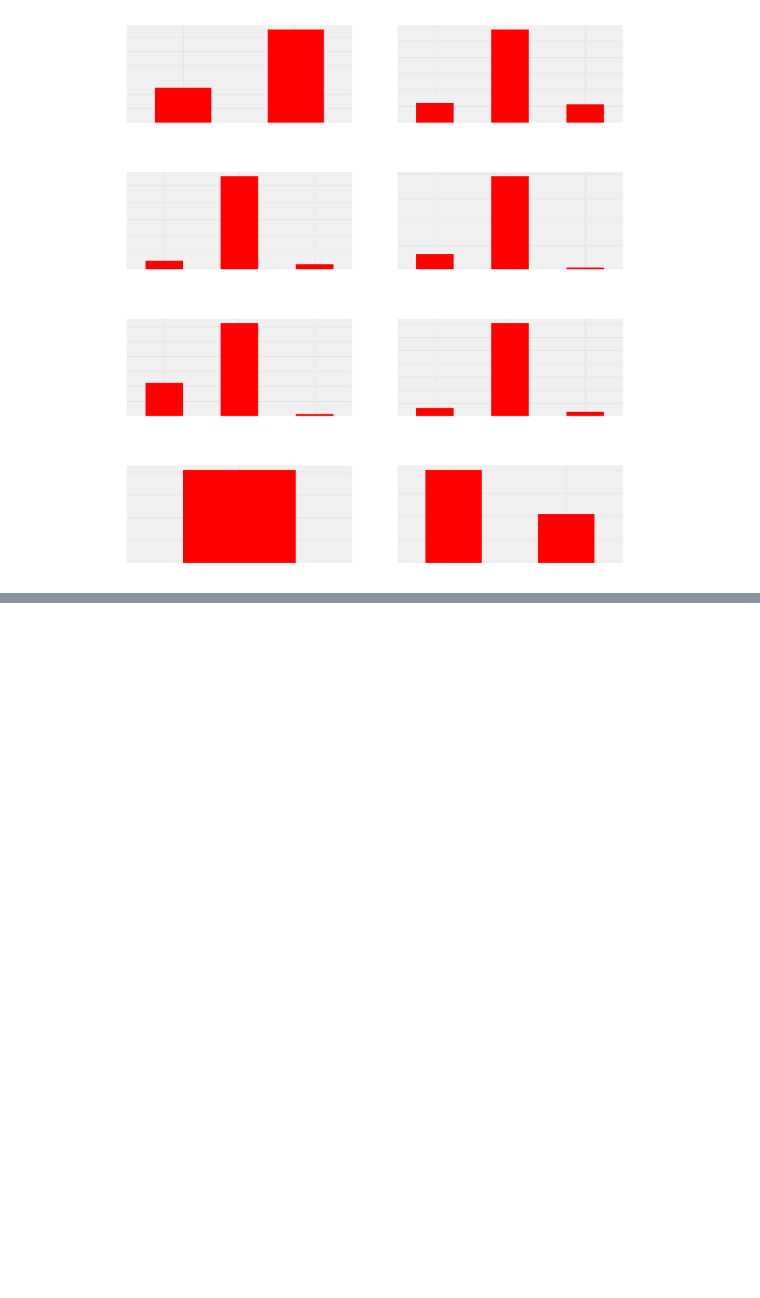
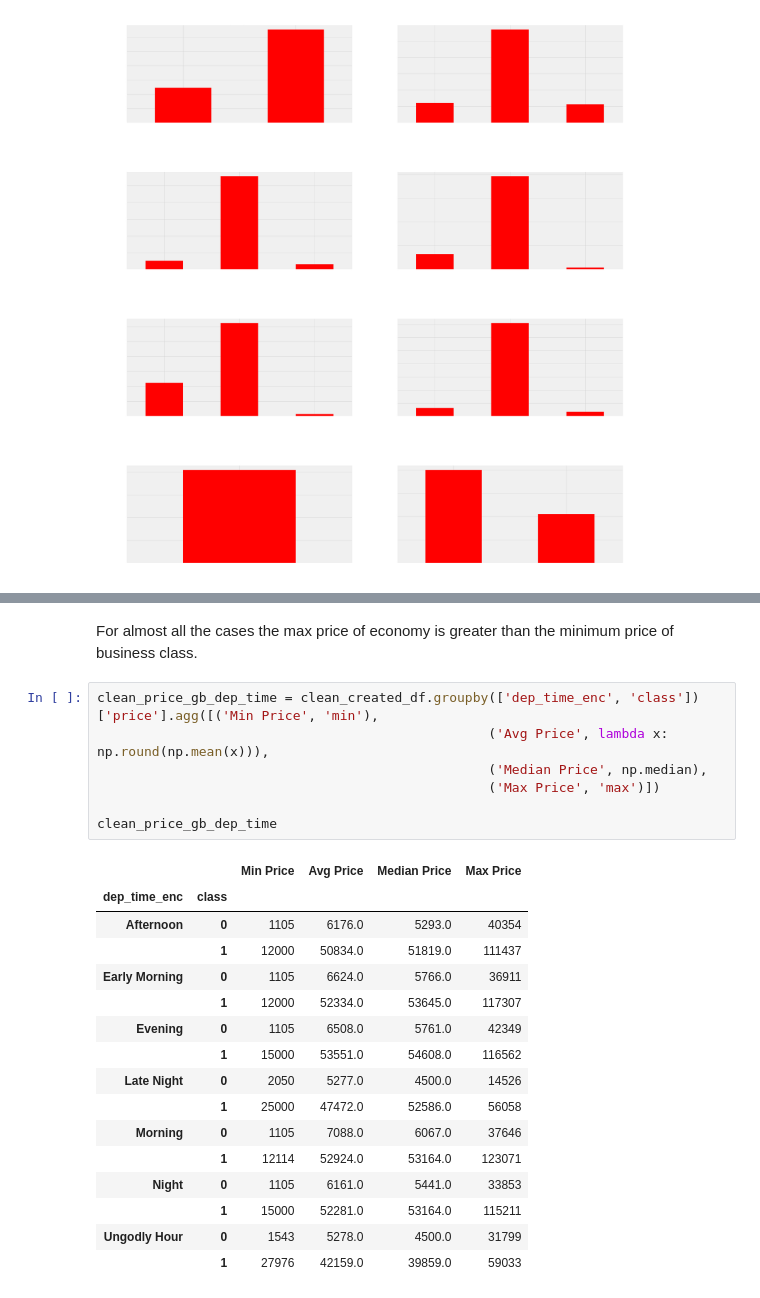
Before and after one commit to deepbdoshi/Flight-Price-Prediction, a Jupyter notebook: Flight Price Prediction.ipynb, the cells around one changed output, grey strips where cells are left out. Saved outputs shown, nothing was run; the diff lists cells and outputs as text; blank space fills up the shorter version.

Commit message:
Time Taken Analysis

```diff
--- a/Flight Price Prediction.ipynb
+++ b/Flight Price Prediction.ipynb
@@ -611,0 +659,26 @@ for i in range(nrows):
+# %% [markdown]
+For almost all the cases the max price of economy is greater than the minimum price of business class.
+# %%
+clean_price_gb_dep_time = clean_created_df.groupby(['dep_time_enc', 'class'])['price'].agg([('Min Price', 'min'),
+                                                  ('Avg Price', lambda x: np.round(np.mean(x))),
+                                                  ('Median Price', np.median),
+                                                  ('Max Price', 'max')])
+
+clean_price_gb_dep_time
+# %% [output]
+|  |  | Min Price | Avg Price | Median Price | Max Price |
+| dep_time_enc | class |  |  |  |  |
+| Afternoon | 0 | 1105 | 6176.0 | 5293.0 | 40354 |
+|  | 1 | 12000 | 50834.0 | 51819.0 | 111437 |
+| Early Morning | 0 | 1105 | 6624.0 | 5766.0 | 36911 |
+|  | 1 | 12000 | 52334.0 | 53645.0 | 117307 |
+| Evening | 0 | 1105 | 6508.0 | 5761.0 | 42349 |
+|  | 1 | 15000 | 53551.0 | 54608.0 | 116562 |
+| Late Night | 0 | 2050 | 5277.0 | 4500.0 | 14526 |
+|  | 1 | 25000 | 47472.0 | 52586.0 | 56058 |
+| Morning | 0 | 1105 | 7088.0 | 6067.0 | 37646 |
+|  | 1 | 12114 | 52924.0 | 53164.0 | 123071 |
+| Night | 0 | 1105 | 6161.0 | 5441.0 | 33853 |
+|  | 1 | 15000 | 52281.0 | 53164.0 | 115211 |
+| Ungodly Hour | 0 | 1543 | 5278.0 | 4500.0 | 31799 |
+|  | 1 | 27976 | 42159.0 | 39859.0 | 59033 |
```
Also changed, not shown: parts of 21 cells of this notebook.
